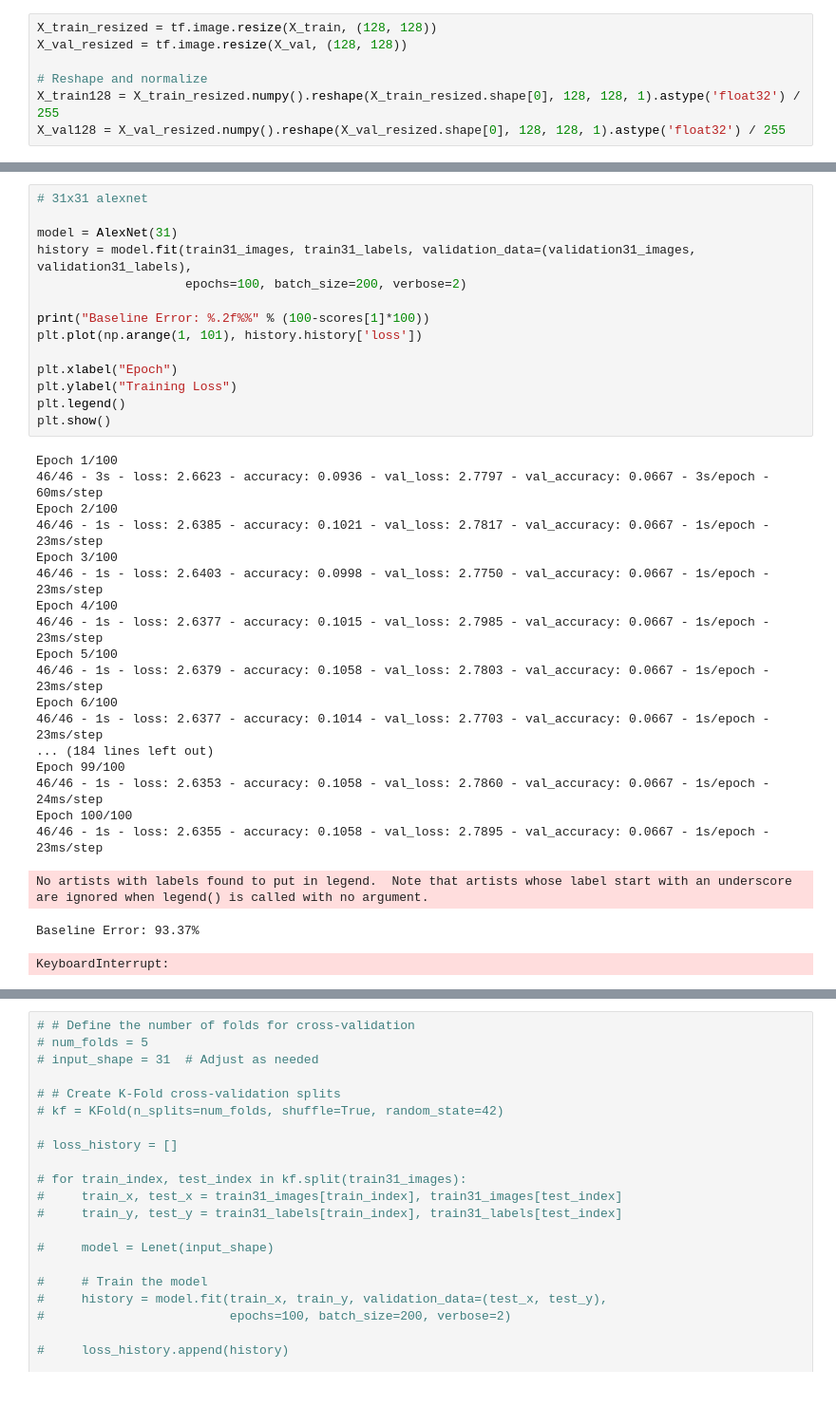
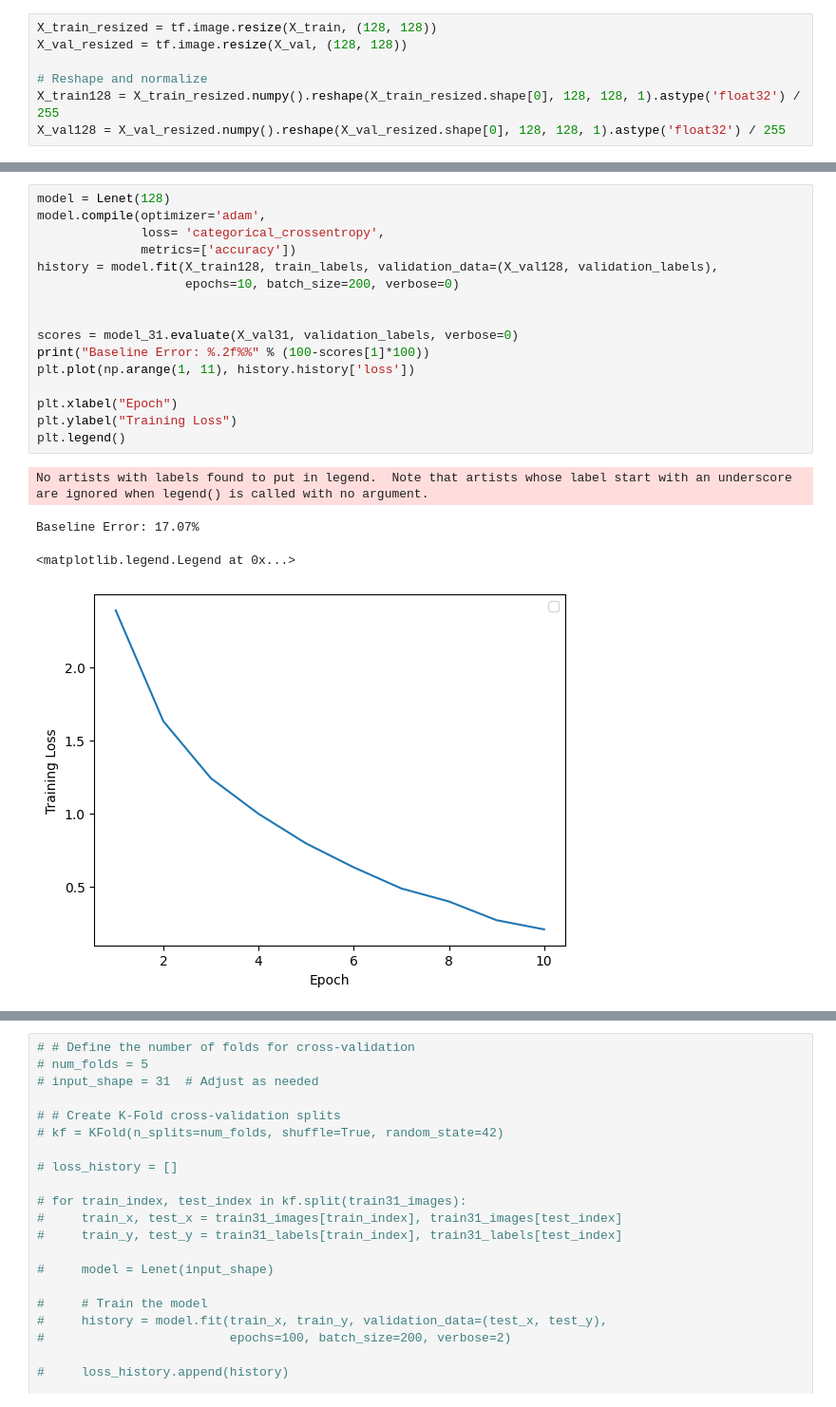
Before and after one commit to Grobbina/DELE, a Jupyter notebook: CNN.ipynb, the cells around one changed output, grey strips where cells are left out. Shown at 95% size. Cells and saved outputs as stored; diff of their text form.

```diff
--- a/CNN.ipynb
+++ b/CNN.ipynb
@@ -404,35 +605,21 @@ array([[0., 0., 0., ..., 0., 1., 0.],
 # %%
-# 31x31 alexnet
+model = Lenet(128)
+model.compile(optimizer='adam',
+              loss= 'categorical_crossentropy',
+              metrics=['accuracy'])
+history = model.fit(X_train128, train_labels, validation_data=(X_val128, validation_labels),
+                    epochs=10, batch_size=200, verbose=0)
 
-model = AlexNet(31)
-history = model.fit(train31_images, train31_labels, validation_data=(validation31_images, validation31_labels),
-                    epochs=100, batch_size=200, verbose=2)
 
+scores = model_31.evaluate(X_val31, validation_labels, verbose=0)
 print("Baseline Error: %.2f%%" % (100-scores[1]*100))
-plt.plot(np.arange(1, 101), history.history['loss'])
+plt.plot(np.arange(1, 11), history.history['loss'])
 
 plt.xlabel("Epoch")
 plt.ylabel("Training Loss")
 plt.legend()
-plt.show()
 # %% [output]
-Epoch 1/100
-46/46 - 3s - loss: 2.6623 - accuracy: 0.0936 - val_loss: 2.7797 - val_accuracy: 0.0667 - 3s/epoch - 60ms/step
-Epoch 2/100
-46/46 - 1s - loss: 2.6385 - accuracy: 0.1021 - val_loss: 2.7817 - val_accuracy: 0.0667 - 1s/epoch - 23ms/step
-Epoch 3/100
-46/46 - 1s - loss: 2.6403 - accuracy: 0.0998 - val_loss: 2.7750 - val_accuracy: 0.0667 - 1s/epoch - 23ms/step
-Epoch 4/100
-46/46 - 1s - loss: 2.6377 - accuracy: 0.1015 - val_loss: 2.7985 - val_accuracy: 0.0667 - 1s/epoch - 23ms/step
-Epoch 5/100
-46/46 - 1s - loss: 2.6379 - accuracy: 0.1058 - val_loss: 2.7803 - val_accuracy: 0.0667 - 1s/epoch - 23ms/step
-Epoch 6/100
-46/46 - 1s - loss: 2.6377 - accuracy: 0.1014 - val_loss: 2.7703 - val_accuracy: 0.0667 - 1s/epoch - 23ms/step
-... (184 lines left out)
-Epoch 99/100
-46/46 - 1s - loss: 2.6353 - accuracy: 0.1058 - val_loss: 2.7860 - val_accuracy: 0.0667 - 1s/epoch - 24ms/step
-Epoch 100/100
-46/46 - 1s - loss: 2.6355 - accuracy: 0.1058 - val_loss: 2.7895 - val_accuracy: 0.0667 - 1s/epoch - 23ms/step
+No artists with labels found to put in legend.  Note that artists whose label start with an underscore are ignored when legend() is called with no argument.
-No artists with labels found to put in legend.  Note that artists whose label start with an underscore are ignored when legend() is called with no argument.
+Baseline Error: 17.07%
-Baseline Error: 93.37%
+<matplotlib.legend.Legend at 0x...>
-KeyboardInterrupt:
+[figure, added]
```
Also changed, not shown: parts of 20 cells of this notebook.
